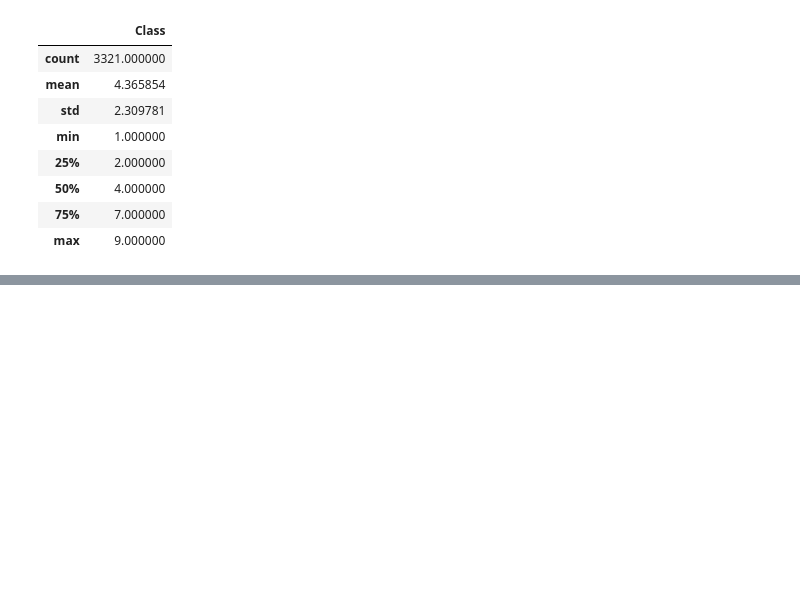
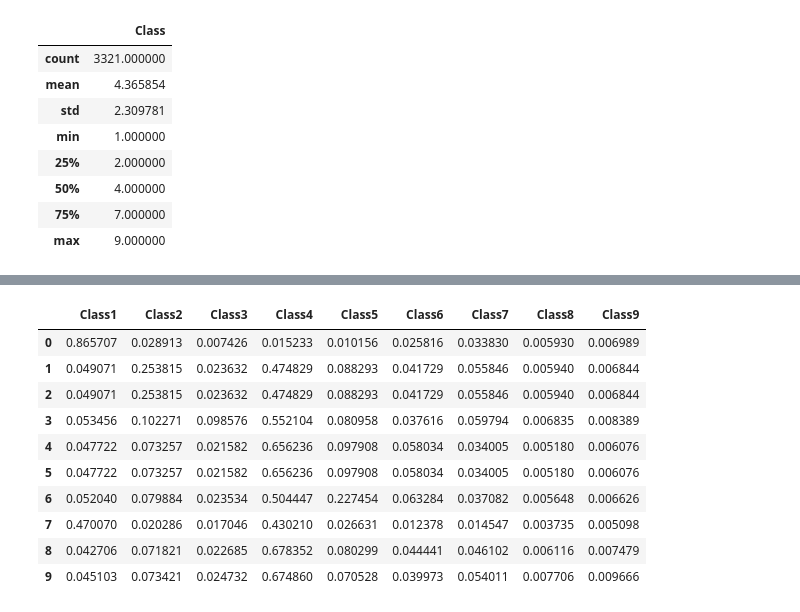
Before and after one commit to manshubh/classification-GeneticMutations, a Jupyter notebook: CancerNLP.ipynb, the cells around one changed output, grey strips where cells are left out. Cells and saved outputs as stored; diff of their text form; code cells hidden in the pictures; blank space fills up the shorter version.

```diff
--- a/CancerNLP.ipynb
+++ b/CancerNLP.ipynb
@@ -116,0 +100,6 @@ for key,i in check['count'].groupby(train['Class']):
+# %%
+vectorizerGene = TfidfVectorizer(min_df=1)
+vectorizerVariation = TfidfVectorizer(min_df=1)
+# %%
+vecGene = vectorizerGene.fit_transform(train['Gene'])
+vecVariation =  vectorizerVariation.fit_transform(train['Variation'])
@@ -116,0 +113,2 @@ for key,i in check['count'].groupby(train['Class']):
+# %%
+new=sps.hstack((vec,vecGene,vecVariation))
@@ -116,0 +139,15 @@ for key,i in check['count'].groupby(train['Class']):
+# %%
+result=pd.DataFrame(index=train.index,data=logistic.predict_proba(new),columns=['Class1','Class2','Class3','Class4','Class5','Class6','Class7','Class8','Class9',])
+result.head(10)
+# %% [output]
+|  | Class1 | Class2 | Class3 | Class4 | Class5 | Class6 | Class7 | Class8 | Class9 |
+| 0 | 0.865707 | 0.028913 | 0.007426 | 0.015233 | 0.010156 | 0.025816 | 0.033830 | 0.005930 | 0.006989 |
+| 1 | 0.049071 | 0.253815 | 0.023632 | 0.474829 | 0.088293 | 0.041729 | 0.055846 | 0.005940 | 0.006844 |
+| 2 | 0.049071 | 0.253815 | 0.023632 | 0.474829 | 0.088293 | 0.041729 | 0.055846 | 0.005940 | 0.006844 |
+| 3 | 0.053456 | 0.102271 | 0.098576 | 0.552104 | 0.080958 | 0.037616 | 0.059794 | 0.006835 | 0.008389 |
+| 4 | 0.047722 | 0.073257 | 0.021582 | 0.656236 | 0.097908 | 0.058034 | 0.034005 | 0.005180 | 0.006076 |
+| 5 | 0.047722 | 0.073257 | 0.021582 | 0.656236 | 0.097908 | 0.058034 | 0.034005 | 0.005180 | 0.006076 |
+| 6 | 0.052040 | 0.079884 | 0.023534 | 0.504447 | 0.227454 | 0.063284 | 0.037082 | 0.005648 | 0.006626 |
+| 7 | 0.470070 | 0.020286 | 0.017046 | 0.430210 | 0.026631 | 0.012378 | 0.014547 | 0.003735 | 0.005098 |
+| 8 | 0.042706 | 0.071821 | 0.022685 | 0.678352 | 0.080299 | 0.044441 | 0.046102 | 0.006116 | 0.007479 |
+| 9 | 0.045103 | 0.073421 | 0.024732 | 0.674860 | 0.070528 | 0.039973 | 0.054011 | 0.007706 | 0.009666 |
```
Also changed, not shown: parts of 15 cells of this notebook.
